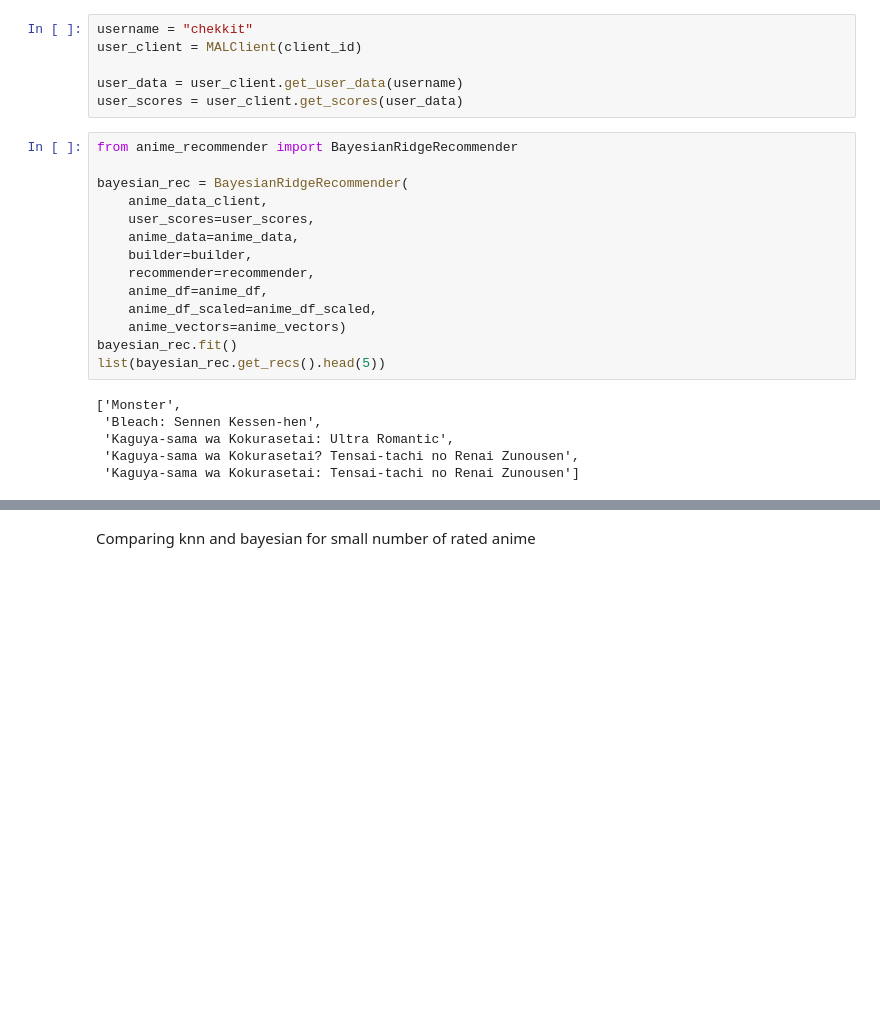
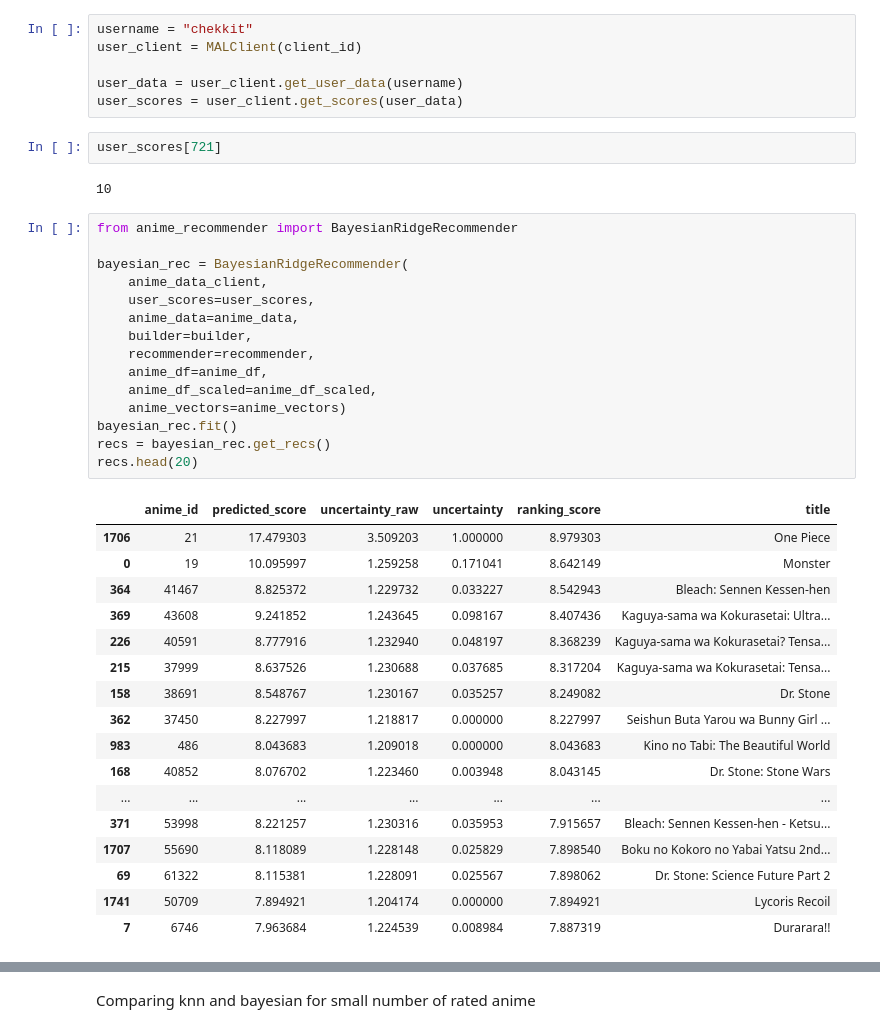
Before and after one commit to sidmetikala-dev/anirec_v2, a Jupyter notebook: experimentation.ipynb, the cells around one changed output, grey strips where cells are left out. Saved outputs shown, nothing was run; the diff lists cells and outputs as text; blank space fills up the shorter version.

```diff
--- a/experimentation.ipynb
+++ b/experimentation.ipynb
@@ -126,23 +130,40 @@ user_client = MALClient(client_id)
 
 user_data = user_client.get_user_data(username)
 user_scores = user_client.get_scores(user_data)
+# %%
+user_scores[721]
+# %% [output]
+10
 # %%
 from anime_recommender import BayesianRidgeRecommender
 
 bayesian_rec = BayesianRidgeRecommender(
     anime_data_client,
     user_scores=user_scores,
     anime_data=anime_data,
     builder=builder,
     recommender=recommender,
     anime_df=anime_df,
     anime_df_scaled=anime_df_scaled,
     anime_vectors=anime_vectors)
 bayesian_rec.fit()
-list(bayesian_rec.get_recs().head(5))
+recs = bayesian_rec.get_recs()
+recs.head(20)
 # %% [output]
-['Monster',
- 'Bleach: Sennen Kessen-hen',
- 'Kaguya-sama wa Kokurasetai: Ultra Romantic',
- 'Kaguya-sama wa Kokurasetai? Tensai-tachi no Renai Zunousen',
- 'Kaguya-sama wa Kokurasetai: Tensai-tachi no Renai Zunousen']
+|  | anime_id | predicted_score | uncertainty_raw | uncertainty | ranking_score | title |
+| 1706 | 21 | 17.479303 | 3.509203 | 1.000000 | 8.979303 | One Piece |
+| 0 | 19 | 10.095997 | 1.259258 | 0.171041 | 8.642149 | Monster |
+| 364 | 41467 | 8.825372 | 1.229732 | 0.033227 | 8.542943 | Bleach: Sennen Kessen-hen |
+| 369 | 43608 | 9.241852 | 1.243645 | 0.098167 | 8.407436 | Kaguya-sama wa Kokurasetai: Ultra... |
+| 226 | 40591 | 8.777916 | 1.232940 | 0.048197 | 8.368239 | Kaguya-sama wa Kokurasetai? Tensa... |
+| 215 | 37999 | 8.637526 | 1.230688 | 0.037685 | 8.317204 | Kaguya-sama wa Kokurasetai: Tensa... |
+| 158 | 38691 | 8.548767 | 1.230167 | 0.035257 | 8.249082 | Dr. Stone |
+| 362 | 37450 | 8.227997 | 1.218817 | 0.000000 | 8.227997 | Seishun Buta Yarou wa Bunny Girl ... |
+| 983 | 486 | 8.043683 | 1.209018 | 0.000000 | 8.043683 | Kino no Tabi: The Beautiful World |
+| 168 | 40852 | 8.076702 | 1.223460 | 0.003948 | 8.043145 | Dr. Stone: Stone Wars |
+| ... | ... | ... | ... | ... | ... | ... |
+| 371 | 53998 | 8.221257 | 1.230316 | 0.035953 | 7.915657 | Bleach: Sennen Kessen-hen - Ketsu... |
+| 1707 | 55690 | 8.118089 | 1.228148 | 0.025829 | 7.898540 | Boku no Kokoro no Yabai Yatsu 2nd... |
+| 69 | 61322 | 8.115381 | 1.228091 | 0.025567 | 7.898062 | Dr. Stone: Science Future Part 2 |
+| 1741 | 50709 | 7.894921 | 1.204174 | 0.000000 | 7.894921 | Lycoris Recoil |
+| 7 | 6746 | 7.963684 | 1.224539 | 0.008984 | 7.887319 | Durarara!! |
```
Also changed, not shown: parts of 5 cells of this notebook, 3 other files.
